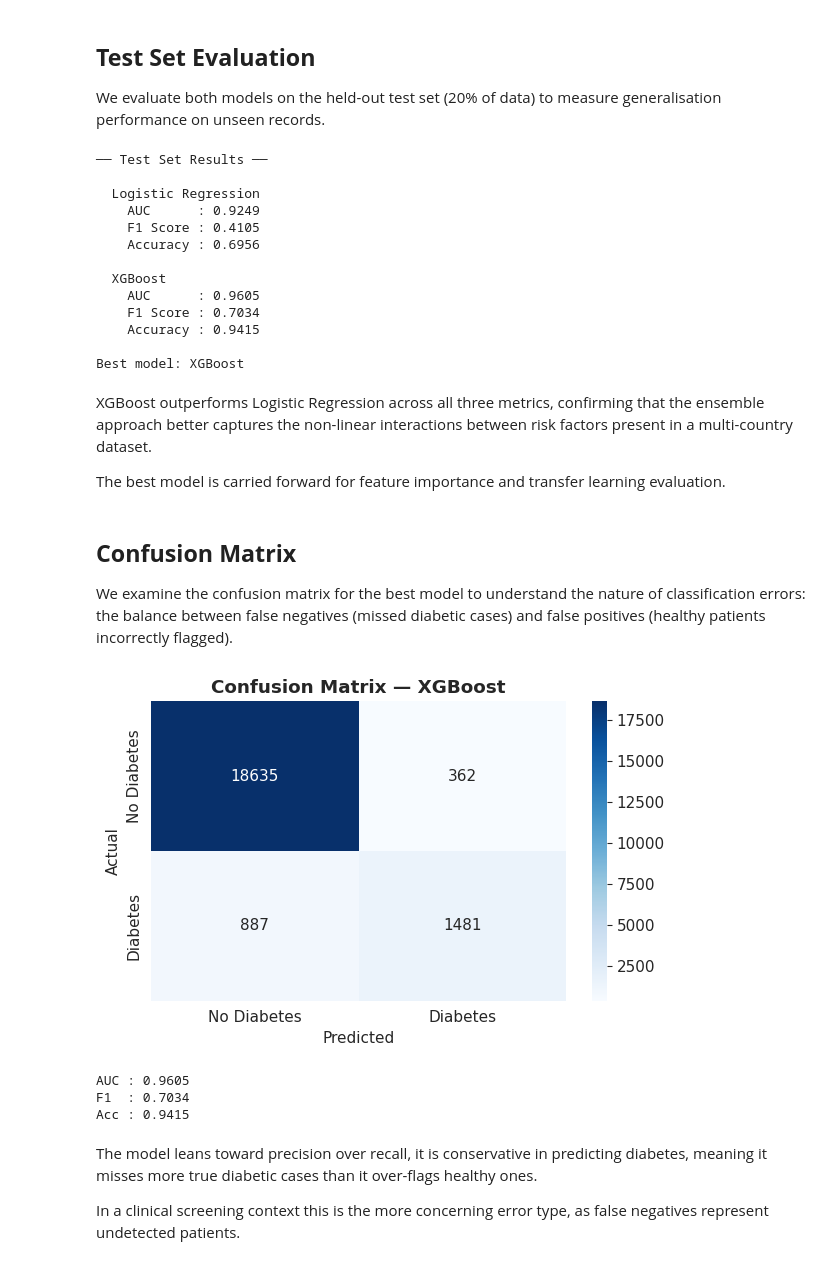
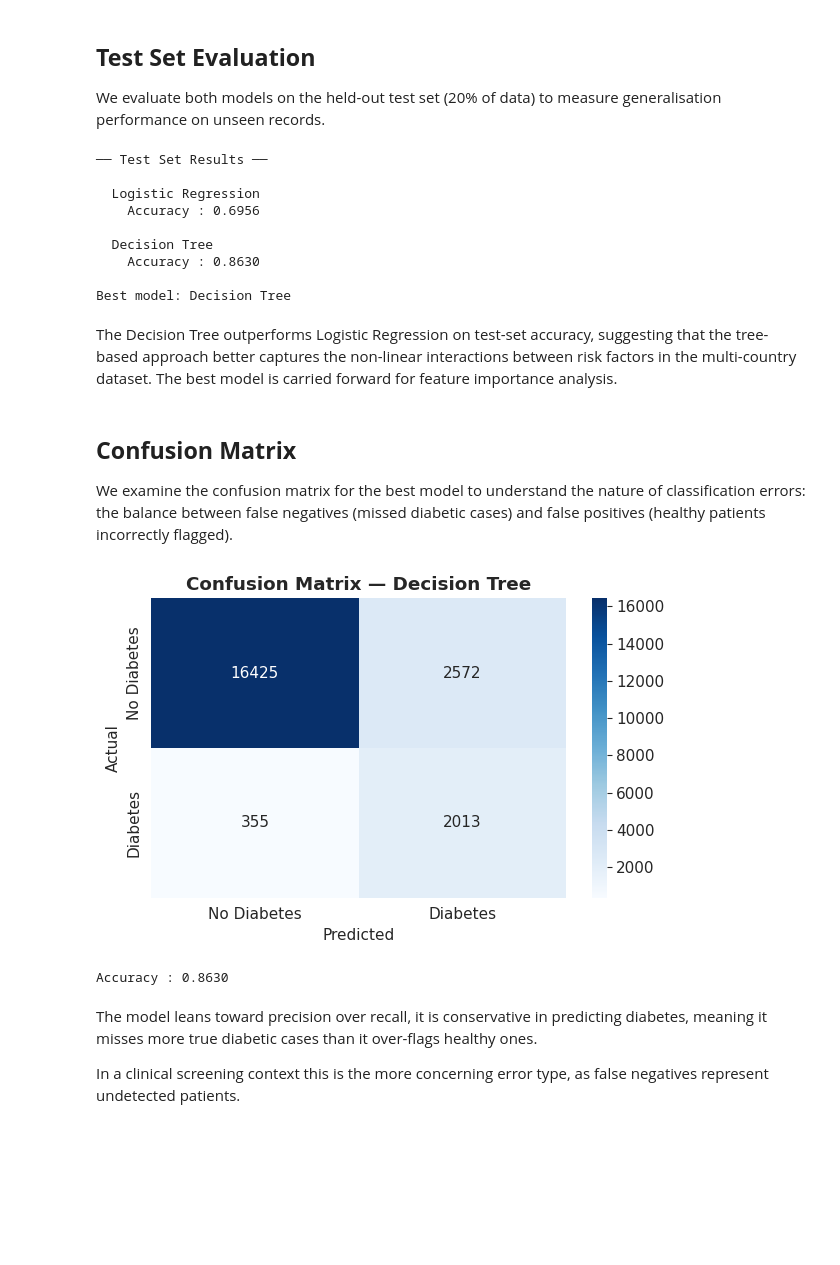
Before and after one commit to Ethan-Shak/SC3021_SDAB_Group_3, a Jupyter notebook: SC3021_Group_3.ipynb, the cells around one changed output. Cells and saved outputs as stored; diff of their text form; code cells hidden in the pictures; blank space fills up the shorter version.

```diff
--- a/SC3021_Group_3.ipynb
+++ b/SC3021_Group_3.ipynb
@@ -2586,0 +2539,15 @@ KRUSKAL-WALLIS TESTS — Across Sources
+# %%
+from scipy.stats import ttest_ind
+from itertools import combinations
+
+print("PAIRWISE T-TESTS — Across Sources")
+print("=" * 60)
+
+for col in ['bmi', 'hba1c', 'blood_glucose', 'age']:
+    print(f"\n  {col.upper()}:")
+    for s1, s2 in combinations(sources, 2):
+        g1 = df_merged[df_merged['source'] == s1][col].dropna()
+        g2 = df_merged[df_merged['source'] == s2][col].dropna()
+        stat, p = ttest_ind(g1, g2, equal_var=False)
+        sig = "SIGNIFICANT" if p < 0.05 else "not significant"
+        print(f"    {s1} vs {s2}: t={stat:.2f}, p={p:.2e}  ({sig})")
@@ -2702,14 +2689,10 @@ Class imbalance within each country is additionally handled via class_weight='ba
 # %%
-scale_pw = (y_train == 0).sum() / (y_train == 1).sum()
-
 models = {
     "Logistic Regression": LogisticRegression(
         max_iter=1000, class_weight='balanced', random_state=42
     ),
-    "XGBoost": xgb.XGBClassifier(
-        n_estimators=200,
-        use_label_encoder=False, eval_metric='logloss',
-        random_state=42, n_jobs=-1
+    "Decision Tree": DecisionTreeClassifier(
+        max_depth=10, class_weight='balanced', random_state=42
     )
 }
 
@@ -2757,37 +2711,32 @@ We evaluate both models on the held-out test set (20% of data) to measure genera
 # %%
 print("── Test Set Results ──\n")
 for name, clf in trained_models.items():
-    y_prob = clf.predict_proba(X_test)[:, 1]
     y_pred = clf.predict(X_test)
+    acc = accuracy_score(y_test, y_pred)
     print(f"  {name}")
-    print(f"    AUC      : {roc_auc_score(y_test, y_prob):.4f}")
-    print(f"    F1 Score : {f1_score(y_test, y_pred):.4f}")
-    print(f"    Accuracy : {accuracy_score(y_test, y_pred):.4f}")
+    print(f"    Accuracy : {acc:.4f}")
     print()
 
 best_model_name = max(
     trained_models,
-    key=lambda n: roc_auc_score(y_test, trained_models[n].predict_proba(X_test)[:, 1])
+    key=lambda n: accuracy_score(y_test, trained_models[n].predict(X_test))
 )
 print(f"Best model: {best_model_name}")
 # %% [output]
 ── Test Set Results ──
 
   Logistic Regression
-    AUC      : 0.9249
-    F1 Score : 0.4105
     Accuracy : 0.6956
 
-  XGBoost
-    AUC      : 0.9605
-    F1 Score : 0.7034
-    Accuracy : 0.9415
+  Decision Tree
+    Accuracy : 0.8630
 
-Best model: XGBoost
+Best model: Decision Tree
 # %% [markdown]
-XGBoost outperforms Logistic Regression across all three metrics, confirming that the ensemble approach better captures the non-linear interactions between risk factors present in a multi-country dataset.
-
-The best model is carried forward for feature importance and transfer learning evaluation.
+The Decision Tree outperforms Logistic Regression on test-set accuracy,
+suggesting that the tree-based approach better captures the non-linear
+interactions between risk factors in the multi-country dataset.
+The best model is carried forward for feature importance analysis.
 # %% [markdown]
 ## **Confusion Matrix**
 
@@ -2795,29 +2744,24 @@ We examine the confusion matrix for the best model to understand the nature of c
 # %%
 best_clf = trained_models[best_model_name]
 
 y_pred = best_clf.predict(X_test)
-y_prob = best_clf.predict_proba(X_test)[:, 1]
 cm = confusion_matrix(y_test, y_pred)
 
 fig, ax = plt.subplots(figsize=(6, 4))
 sns.heatmap(cm, annot=True, fmt='d', cmap='Blues', ax=ax,
             xticklabels=['No Diabetes', 'Diabetes'],
             yticklabels=['No Diabetes', 'Diabetes'])
 ax.set_title(f'Confusion Matrix — {best_model_name}', fontweight='bold')
 ax.set_ylabel('Actual')
 ax.set_xlabel('Predicted')
 plt.tight_layout()
 plt.savefig('confusion_matrix.png', dpi=150, bbox_inches='tight')
 plt.show()
 
-print(f"AUC : {roc_auc_score(y_test, y_prob):.4f}")
-print(f"F1  : {f1_score(y_test, y_pred):.4f}")
-print(f"Acc : {accuracy_score(y_test, y_pred):.4f}")
+print(f"Accuracy : {accuracy_score(y_test, y_pred):.4f}")
 # %% [output]
-[figure, old version]
+[figure, new version]
-AUC : 0.9605
-F1  : 0.7034
-Acc : 0.9415
+Accuracy : 0.8630
 # %% [markdown]
 The model leans toward precision over recall, it is conservative in predicting diabetes, meaning it misses more true diabetic
 cases than it over-flags healthy ones.
```
Also changed, not shown: parts of 42 cells of this notebook.
